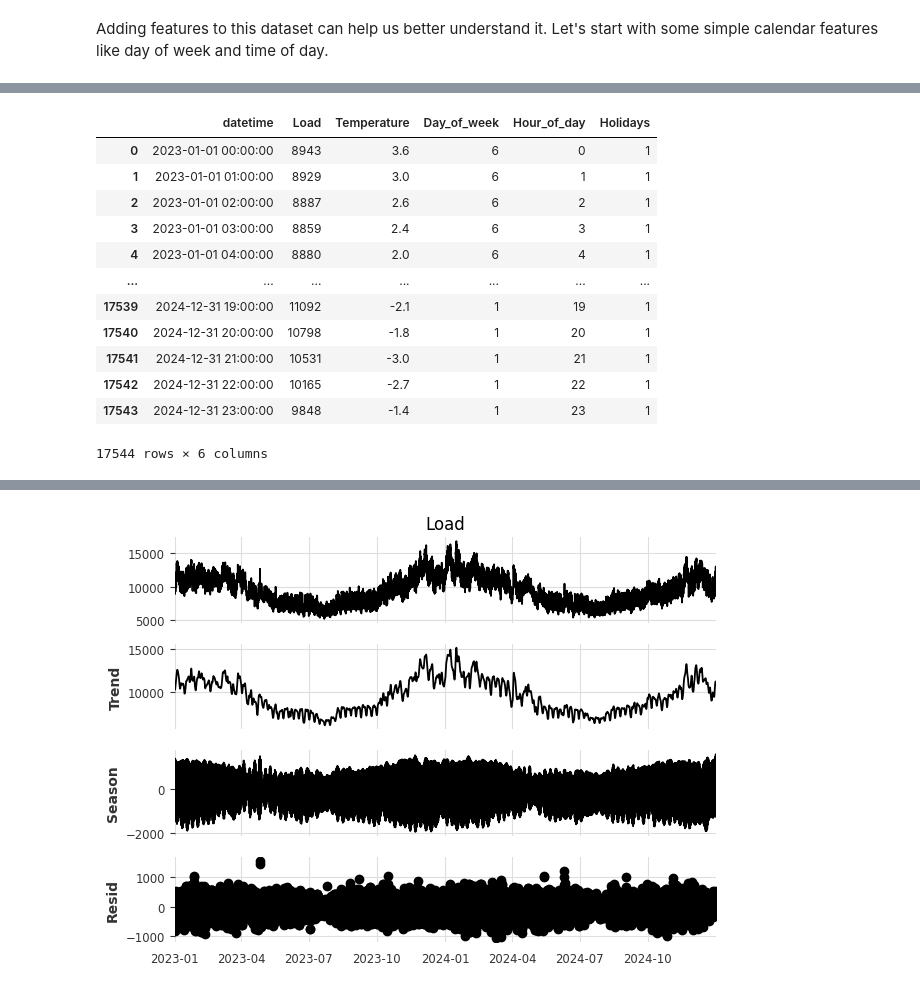
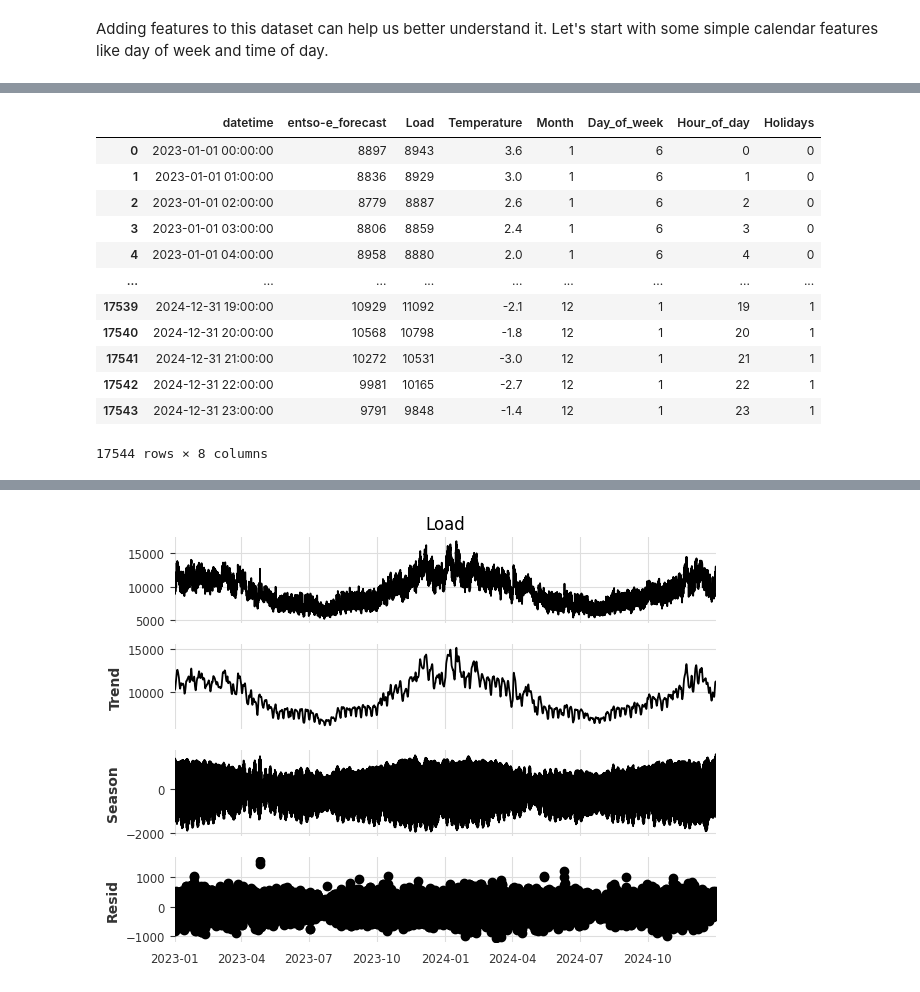
Before and after one commit to jakfar/Project, a Jupyter notebook: Preprocess dio copy.ipynb, the cells around one changed output, grey strips where cells are left out. Cells and saved outputs as stored; diff of their text form; code cells hidden in the pictures.

```diff
--- a/Preprocess dio copy.ipynb
+++ b/Preprocess dio copy.ipynb
@@ -5,25 +5,17 @@ Create a TimeSeries object from a Pandas DataFrame, and split it in train/valida
 # %% [markdown]
 Adding features to this dataset can help us better understand it. Let's start with some simple calendar features like day of week and time of day.
 # %%
-import numpy as np
+import pandas as pd
+import holidays
+import statsmodels.api as sm
 import matplotlib.pyplot as plt
-import pandas as pd
-import statsmodels.api as sm
+#import seaborn as sns
 from statsmodels.tsa.seasonal import STL
-import holidays
 from darts import TimeSeries
-from darts.models import NaiveSeasonal, Theta, RegressionModel, LightGBMModel
 from darts.metrics import mape, rmse, mae
 
-import warnings
 
-warnings.filterwarnings("ignore")
-import logging
-
-logging.disable(logging.CRITICAL)
-
-
-# Read a pandas DataFrame 2023
+# Create a DataFrame from Load source
 load2023 = pd.read_csv("Load_Data/Total Load - Day Ahead _ Actual_2023.csv", delimiter=",")
 load2024 = pd.read_csv("Load_Data/Total Load - Day Ahead _ Actual_2024.csv", delimiter=",")
 load_df = pd.concat([load2023, load2024], ignore_index=True)
@@ -33,7 +25,7 @@ weather_data = pd.read_csv("Temperature Data/smhi-opendata_1_98230_202301_202412
 
 # Process load data
 load_df['Time (UTC)'] = load_df['Time (UTC)'].str.split(' - ').str[0]
-load_df = load_df.drop('Day-ahead Total Load Forecast [MW] - BZN|SE3', axis=1)
+#load_df = load_df.drop('Day-ahead Total Load Forecast [MW] - BZN|SE3', axis=1)
 load_df = load_df.rename(columns={'Time (UTC)': 'completetime', 'Actual Total Load [MW] - BZN|SE3': 'Load'})
 load_df['datetime'] = pd.to_datetime(load_df['completetime'], format='%d.%m.%Y %H:%M')
 load_df = load_df.drop(['completetime'], axis=1)
@@ -51,15 +43,17 @@ weather_data['datetime'] = pd.to_datetime(
 temp_df = weather_data[['datetime', 'Lufttemperatur']].copy()
 temp_df.rename(columns={'Lufttemperatur': 'Temperature'}, inplace=True)
 
+
 # Remove any duplicates in temperature data
 if temp_df['datetime'].duplicated().any():
-    print(f"Found {temp_df['datetime'].duplicated().sum()} duplicate timestamps in temperature data")
+    print(f"Found {temp_df['datetime'].duplicated().sum()} duplicate timestamps in temperature data Stockholm")
     temp_df = temp_df.drop_duplicates(subset=['datetime'])
 
 # Merge the dataframes based on datetime
 print(f"Load data shape before merge: {load_df.shape}")
 load_df = load_df.merge(temp_df, on='datetime', how='left')
 print(f"Load data shape after merge: {load_df.shape}")
+
 
 # Check for missing temperature values and identify where they are
 missing_temp = load_df['Temperature'].isna().sum()
@@ -110,15 +104,18 @@ if missing_temp > 0:
     print(f"\nRemaining missing values after interpolation: {load_df['Temperature'].isna().sum()}")
 
 # Adding day type
+load_df['Month'] = load_df['datetime'].dt.month
 load_df['Day_of_week'] = load_df['datetime'].dt.dayofweek
 load_df['Hour_of_day'] = load_df['datetime'].dt.hour
 
-# Adding Holidays
+# change column name
+load_df['entso-e_forecast']=load_df['Day-ahead Total Load Forecast [MW] - BZN|SE3']
+# Adding Holidays (excluding Sundays)
 Sweden_holidays = holidays.CountryHoliday('SE')
-load_df['Holidays'] = [int(date in Sweden_holidays) for date in load_df.datetime]
-
+load_df['Holidays'] = [int((date in Sweden_holidays) and date.weekday() != 6) for date in load_df.datetime]
+#load_df['Holidays'] = [int(date in Sweden_holidays) for date in load_df.datetime]
 # Reorder columns
-load_df = load_df[['datetime', 'Load', 'Temperature', 'Day_of_week', 'Hour_of_day', 'Holidays']]
+load_df = load_df[['datetime', 'entso-e_forecast','Load', 'Temperature', 'Month','Day_of_week', 'Hour_of_day', 'Holidays']]
 
 # Display a sample of the final dataframe
 print("\nFinal dataframe sample:")
@@ -165,16 +162,16 @@ First 10 rows with missing temperature values:
-|  | datetime | Load | Temperature | Day_of_week | Hour_of_day | Holidays |
-| 0 | 2023-01-01 00:00:00 | 8943 | 3.6 | 6 | 0 | 1 |
-| 1 | 2023-01-01 01:00:00 | 8929 | 3.0 | 6 | 1 | 1 |
-| 2 | 2023-01-01 02:00:00 | 8887 | 2.6 | 6 | 2 | 1 |
-| 3 | 2023-01-01 03:00:00 | 8859 | 2.4 | 6 | 3 | 1 |
-| 4 | 2023-01-01 04:00:00 | 8880 | 2.0 | 6 | 4 | 1 |
-| ... | ... | ... | ... | ... | ... | ... |
-| 17539 | 2024-12-31 19:00:00 | 11092 | -2.1 | 1 | 19 | 1 |
-| 17540 | 2024-12-31 20:00:00 | 10798 | -1.8 | 1 | 20 | 1 |
-| 17541 | 2024-12-31 21:00:00 | 10531 | -3.0 | 1 | 21 | 1 |
-| 17542 | 2024-12-31 22:00:00 | 10165 | -2.7 | 1 | 22 | 1 |
-| 17543 | 2024-12-31 23:00:00 | 9848 | -1.4 | 1 | 23 | 1 |
+|  | datetime | entso-e_forecast | Load | Temperature | Month | Day_of_week | Hour_of_day | Holidays |
+| 0 | 2023-01-01 00:00:00 | 8897 | 8943 | 3.6 | 1 | 6 | 0 | 0 |
+| 1 | 2023-01-01 01:00:00 | 8836 | 8929 | 3.0 | 1 | 6 | 1 | 0 |
+| 2 | 2023-01-01 02:00:00 | 8779 | 8887 | 2.6 | 1 | 6 | 2 | 0 |
+| 3 | 2023-01-01 03:00:00 | 8806 | 8859 | 2.4 | 1 | 6 | 3 | 0 |
+| 4 | 2023-01-01 04:00:00 | 8958 | 8880 | 2.0 | 1 | 6 | 4 | 0 |
+| ... | ... | ... | ... | ... | ... | ... | ... | ... |
+| 17539 | 2024-12-31 19:00:00 | 10929 | 11092 | -2.1 | 12 | 1 | 19 | 1 |
+| 17540 | 2024-12-31 20:00:00 | 10568 | 10798 | -1.8 | 12 | 1 | 20 | 1 |
+| 17541 | 2024-12-31 21:00:00 | 10272 | 10531 | -3.0 | 12 | 1 | 21 | 1 |
+| 17542 | 2024-12-31 22:00:00 | 9981 | 10165 | -2.7 | 12 | 1 | 22 | 1 |
+| 17543 | 2024-12-31 23:00:00 | 9791 | 9848 | -1.4 | 12 | 1 | 23 | 1 |
-17544 rows × 6 columns
+17544 rows × 8 columns
 # %%
 import matplotlib.pyplot as plt
 from catboost import CatBoostRegressor
```
Also changed, not shown: parts of 7 cells of this notebook, 4 other files.
